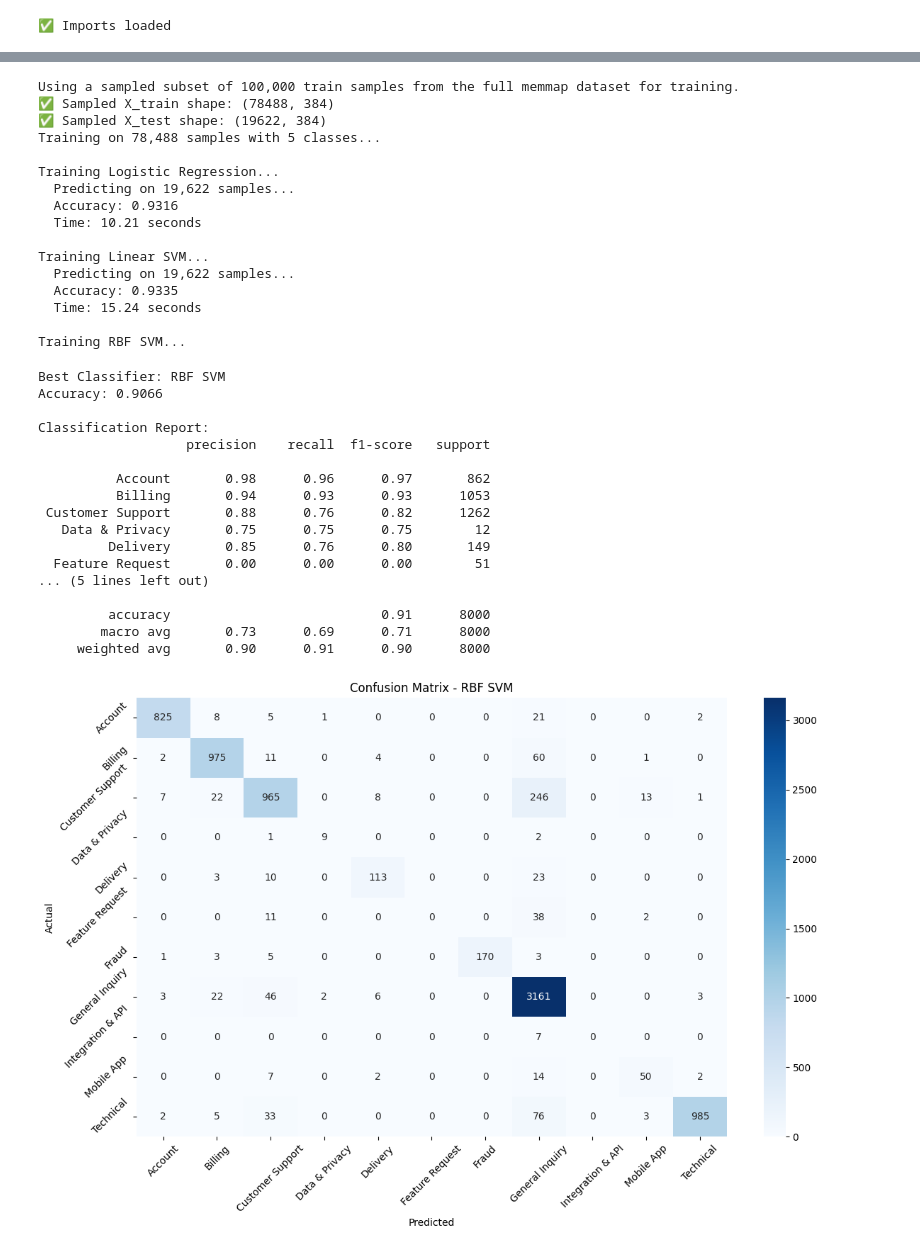
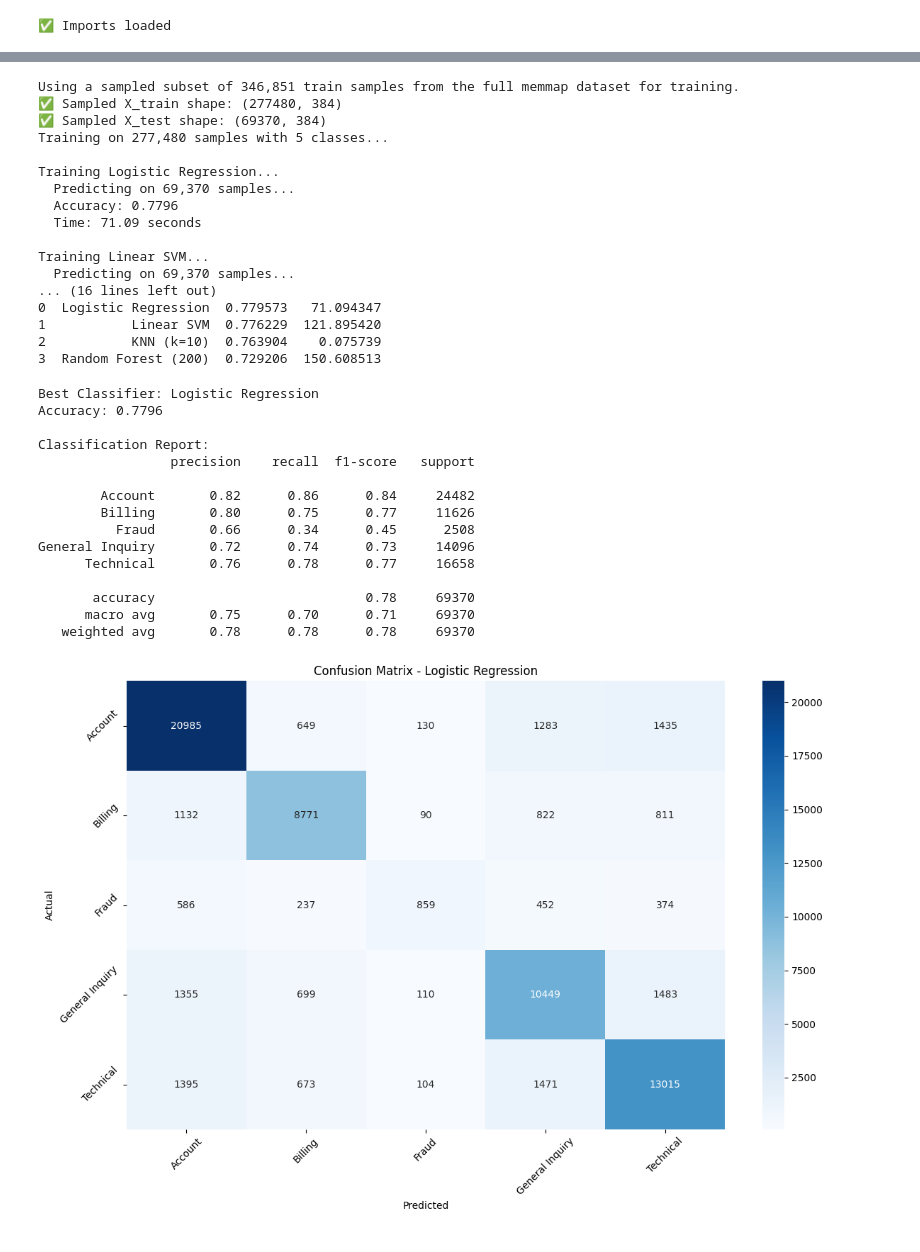
Before and after one commit to Hashem-Rashed/Intelligent-Support-Ticket-Classification-with-RAG, a Jupyter notebook: notebooks/ticket_embeddings_experiment.ipynb.ipynb, the cells around one changed output, grey strips where cells are left out. Saved outputs shown, nothing was run; the diff lists cells and outputs as text; code cells hidden in the pictures.

```diff
--- a/notebooks/ticket_embeddings_experiment.ipynb.ipynb
+++ b/notebooks/ticket_embeddings_experiment.ipynb.ipynb
@@ -247,18 +246,10 @@ Using index-based train/test split with 78,488 train and 19,622 test samples.
 # %%
-# Cell 5 - Train Multiple Classifiers on Larger Sample
-import numpy as np
-from sklearn.neighbors import KNeighborsClassifier
-from sklearn.ensemble import RandomForestClassifier
-from sklearn.svm import SVC, LinearSVC
-from sklearn.linear_model import LogisticRegression
-from sklearn.metrics import accuracy_score, classification_report, confusion_matrix
+# Train Multiple Classifiers on Larger Sample
 import time
-import matplotlib.pyplot as plt
-import seaborn as sns
 
 # If using the full memmap dataset, sample a manageable subset for classifier training
 if USE_FULL_DATA:
-    MODEL_SAMPLE_SIZE = 100000
+    MODEL_SAMPLE_SIZE = 346851
     print(f"\nUsing a sampled subset of {MODEL_SAMPLE_SIZE:,} train samples from the full memmap dataset for training.")
     if len(X_train_indices) > MODEL_SAMPLE_SIZE:
         sampled_train_indices = np.random.choice(X_train_indices, size=MODEL_SAMPLE_SIZE, replace=False)
@@ -278,11 +269,10 @@ if USE_FULL_DATA:
     print(f"✅ Sampled X_train shape: {X_train.shape}")
     print(f"✅ Sampled X_test shape: {X_test.shape}")
 
-# Define classifiers (skip very slow ones for large data)
+# Define classifiers
 classifiers = {
     'Logistic Regression': LogisticRegression(max_iter=1000, random_state=42, n_jobs=-1),
     'Linear SVM': LinearSVC(max_iter=1000, random_state=42, dual='auto'),
-    'RBF SVM': SVC(kernel='rbf', random_state=42, cache_size=1000),  # Cache for speed
     'KNN (k=10)': KNeighborsClassifier(n_neighbors=10, n_jobs=-1),
     'Random Forest (200)': RandomForestClassifier(n_estimators=200, random_state=42, n_jobs=-1)
 }
@@ -299,7 +289,7 @@ for name, clf in classifiers.items():
         clf.fit(X_train, y_train)
         train_time = time.time() - start_time
 
-        # Predict on test set (use smaller batch for large datasets)
+        # Predict on test set
         print(f"  Predicting on {len(X_test):,} samples...")
         y_pred = clf.predict(X_test)
 
@@ -308,7 +298,8 @@ for name, clf in classifiers.items():
             'Classifier': name,
             'Accuracy': acc,
             'Train_Time': train_time,
-            'Predictions': y_pred
+            'Predictions': y_pred,
+            'Model': clf
         })
         print(f"  Accuracy: {acc:.4f}")
         print(f"  Time: {train_time:.2f} seconds\n")
@@ -321,68 +312,67 @@ results_df_large = pd.DataFrame(results_large)
 print("\n=== RESULTS (Large Sample) ===")
 print(results_df_large[['Classifier', 'Accuracy', 'Train_Time']].sort_values('Accuracy', ascending=False))
 # %% [output]
-Using a sampled subset of 100,000 train samples from the full memmap dataset for training.
-✅ Sampled X_train shape: (78488, 384)
-✅ Sampled X_test shape: (19622, 384)
-Training on 78,488 samples with 5 classes...
+Using a sampled subset of 346,851 train samples from the full memmap dataset for training.
+✅ Sampled X_train shape: (277480, 384)
+✅ Sampled X_test shape: (69370, 384)
+Training on 277,480 samples with 5 classes...
 
 Training Logistic Regression...
-  Predicting on 19,622 samples...
-  Accuracy: 0.9316
-  Time: 10.21 seconds
+  Predicting on 69,370 samples...
+  Accuracy: 0.7796
+  Time: 71.09 seconds
 
 Training Linear SVM...
-  Predicting on 19,622 samples...
-  Accuracy: 0.9335
-  Time: 15.24 seconds
-
-Training RBF SVM...
+  Predicting on 69,370 samples...
+... (16 lines left out)
+0  Logistic Regression  0.779573   71.094347
+1           Linear SVM  0.776229  121.895420
+2           KNN (k=10)  0.763904    0.075739
+3  Random Forest (200)  0.729206  150.608513
 # %%
 # Best Model Detailed Report
 # Get best model
 best_result = max(results_large, key=lambda x: x['Accuracy'])
 best_clf_name = best_result['Classifier']
 best_y_pred = best_result['Predictions']
-best_clf = classifiers[best_clf_name]
+best_clf = best_result['Model']
 
 print(f"Best Classifier: {best_clf_name}")
 print(f"Accuracy: {best_result['Accuracy']:.4f}\n")
 
 # Classification report
 print("Classification Report:")
 print(classification_report(y_test, best_y_pred, target_names=class_names))
 
 # Confusion Matrix
 cm = confusion_matrix(y_test, best_y_pred)
 plt.figure(figsize=(12, 8))
 sns.heatmap(cm, annot=True, fmt='d', cmap='Blues',
             xticklabels=class_names, yticklabels=class_names)
 plt.title(f'Confusion Matrix - {best_clf_name}')
 plt.xlabel('Predicted')
 plt.ylabel('Actual')
 plt.xticks(rotation=45)
 plt.yticks(rotation=45)
 plt.tight_layout()
 plt.show()
 # %% [output]
-Best Classifier: RBF SVM
-Accuracy: 0.9066
+Best Classifier: Logistic Regression
+Accuracy: 0.7796
 
 Classification Report:
-                   precision    recall  f1-score   support
+                 precision    recall  f1-score   support
 
-          Account       0.98      0.96      0.97       862
-          Billing       0.94      0.93      0.93      1053
- Customer Support       0.88      0.76      0.82      1262
-   Data & Privacy       0.75      0.75      0.75        12
-         Delivery       0.85      0.76      0.80       149
-  Feature Request       0.00      0.00      0.00        51
-... (5 lines left out)
+        Account       0.82      0.86      0.84     24482
+        Billing       0.80      0.75      0.77     11626
+          Fraud       0.66      0.34      0.45      2508
+General Inquiry       0.72      0.74      0.73     14096
+      Technical       0.76      0.78      0.77     16658
 
-         accuracy                           0.91      8000
-        macro avg       0.73      0.69      0.71      8000
-     weighted avg       0.90      0.91      0.90      8000
+       accuracy                           0.78     69370
+      macro avg       0.75      0.70      0.71     69370
+   weighted avg       0.78      0.78      0.78     69370
-[figure, old version]
+[figure, new version]
 # %%
 # Dimensionality Reduction for Visualization
 print("Selecting a sample for dimensionality reduction...")
```
Also changed, not shown: parts of 15 cells of this notebook, 7 other files.
